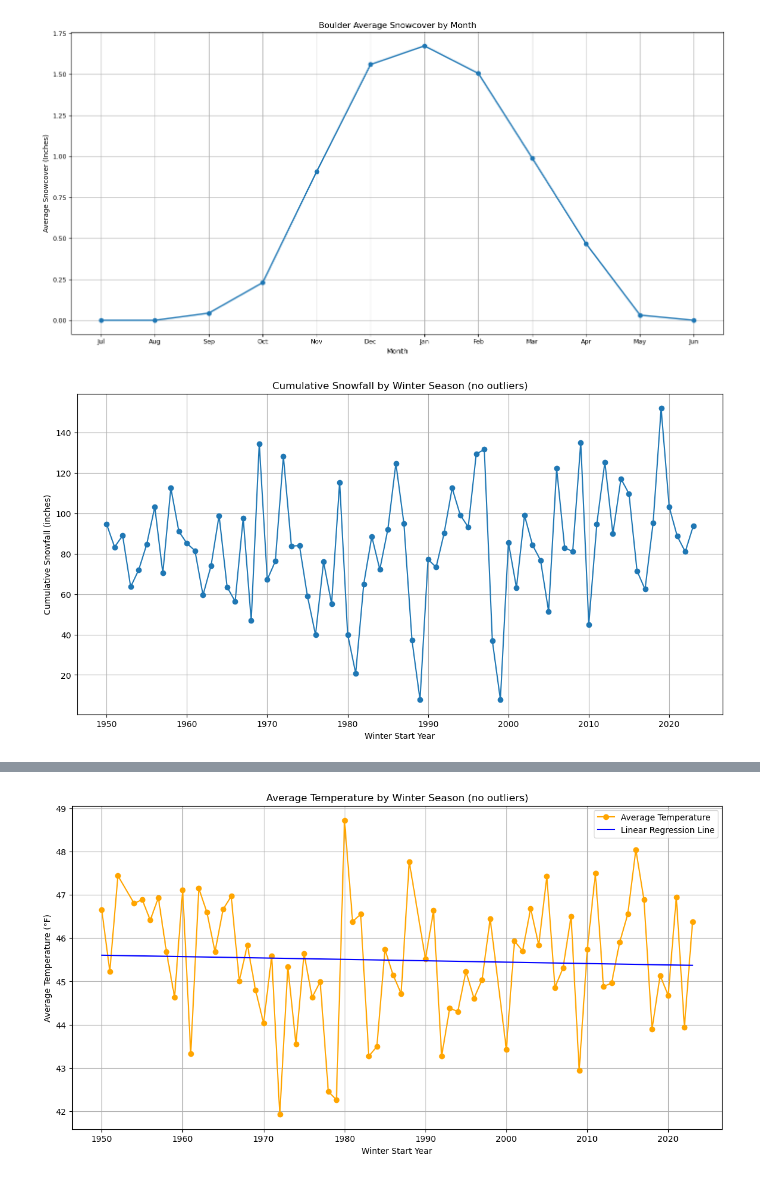
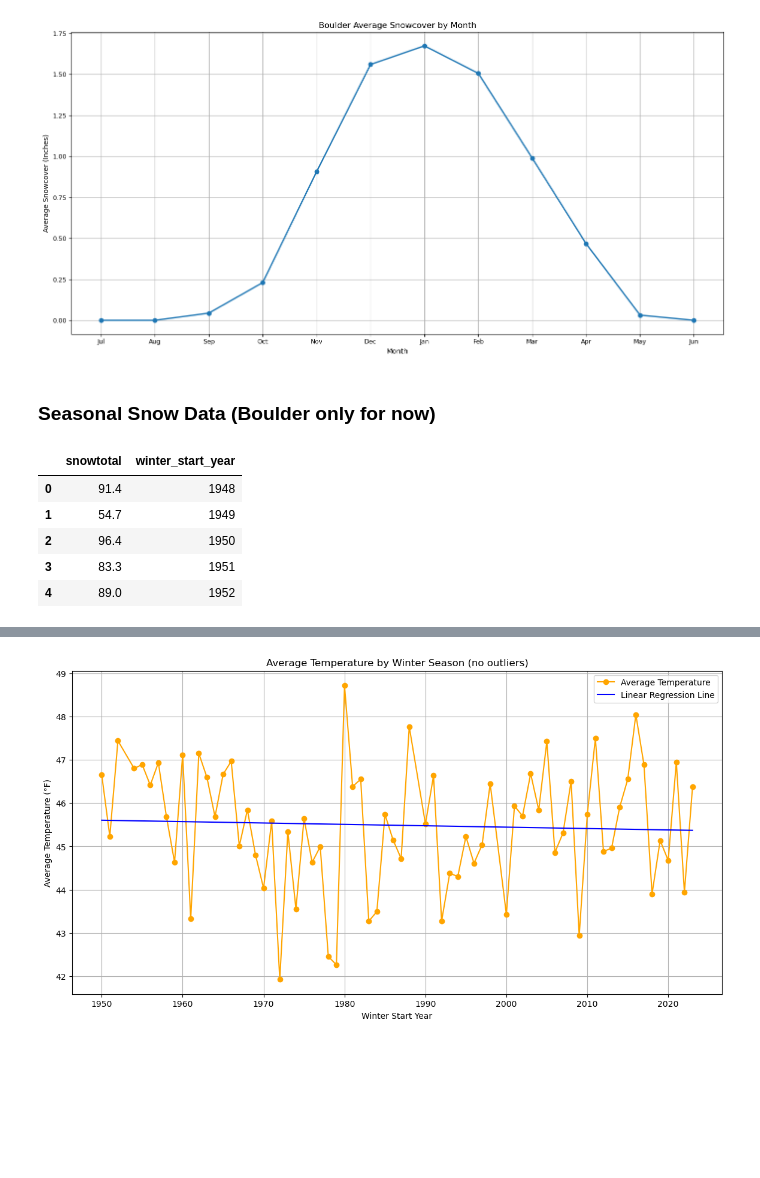
Before and after one commit to richardr1126/boulder_weather_project, a Jupyter notebook: snow_boulder.ipynb, the cells around one changed output, grey strips where cells are left out. Drawn from its saved outputs; the diff is of its cells as text; code cells hidden in the pictures; blank space fills up the shorter version.

```diff
--- a/snow_boulder.ipynb
+++ b/snow_boulder.ipynb
@@ -148,50 +147,28 @@ plt.tight_layout()
 plt.show()
 # %% [output]
 [figure]
-# %%
-data['year'] = data['date'].dt.year
-data['month'] = data['date'].dt.month
-
-# Define winter season as starting from September to June of the following year
-winter_season_snowfall = []
-
-for start_year in range(1950, 2024):
-    winter_season_start = f"{start_year}-09-01"
-    winter_season_end = f"{start_year + 1}-05-31"
-
-    # Filter the data for just the winter season
-    season_data = data[(data['date'] >= winter_season_start) & (data['date'] <= winter_season_end)]
-
-    # Cumulative sum
-    cumulative_snow = season_data['snow'].sum()
-    winter_season_snowfall.append({'winter_start_year': start_year, 'cumulative_snowfall': cumulative_snow})
-
-# Convert to DataFrame
-winter_season_df = pd.DataFrame(winter_season_snowfall)
-
-# Remove outliers using IQR
-Q1 = winter_season_df['cumulative_snowfall'].quantile(0.25)
-Q3 = winter_season_df['cumulative_snowfall'].quantile(0.75)
-IQR = Q3 - Q1
-lower_bound = Q1 - 1.5 * IQR
-upper_bound = Q3 + 1.5 * IQR
-winter_season_temp_df = winter_season_df[
-    (winter_season_df['cumulative_snowfall'] >= lower_bound) &
-    (winter_season_df['cumulative_snowfall'] <= upper_bound)
-]
-
-# Plot
-#plt.figure(figsize=(12, 6))
-plt.plot(
-    winter_season_df['winter_start_year'],
-    winter_season_df['cumulative_snowfall'],
-    marker='o'
-)
-plt.title("Cumulative Snowfall by Winter Season (no outliers)")
-plt.xlabel("Winter Start Year")
-plt.ylabel("Cumulative Snowfall (inches)")
-plt.grid(True)
-plt.savefig('plots/boulder/cumulative_snowfall.png', bbox_inches='tight')
-plt.show()
-# %% [output]
-[figure, removed]
+# %% [markdown]
+### Seasonal Snow Data (Boulder only for now)
+# %%
+winter_season_df = pd.read_csv('data/boulderseasonalsnow.csv')
+
+# Replace M with NaN
+winter_season_df = winter_season_df.replace('M', np.nan)
+
+# Set types
+winter_season_df['snowtotal'] = winter_season_df['snowtotal'].astype(float)
+winter_season_df['date'] = pd.to_datetime(winter_season_df['date'], format='%Y-%m-%d')
+winter_season_df['winter_start_year'] = (pd.to_datetime(winter_season_df['date'], format='%Y') - pd.DateOffset(months=6)).dt.year
+
+#drop data
+winter_season_df = winter_season_df.drop('date', axis=1)
+winter_season_df = winter_season_df.dropna()
+
+winter_season_df.head()
+# %% [output]
+|  | snowtotal | winter_start_year |
+| 0 | 91.4 | 1948 |
+| 1 | 54.7 | 1949 |
+| 2 | 96.4 | 1950 |
+| 3 | 83.3 | 1951 |
+| 4 | 89.0 | 1952 |
```
Also changed, not shown: parts of 6 cells of this notebook, 27 other files.
